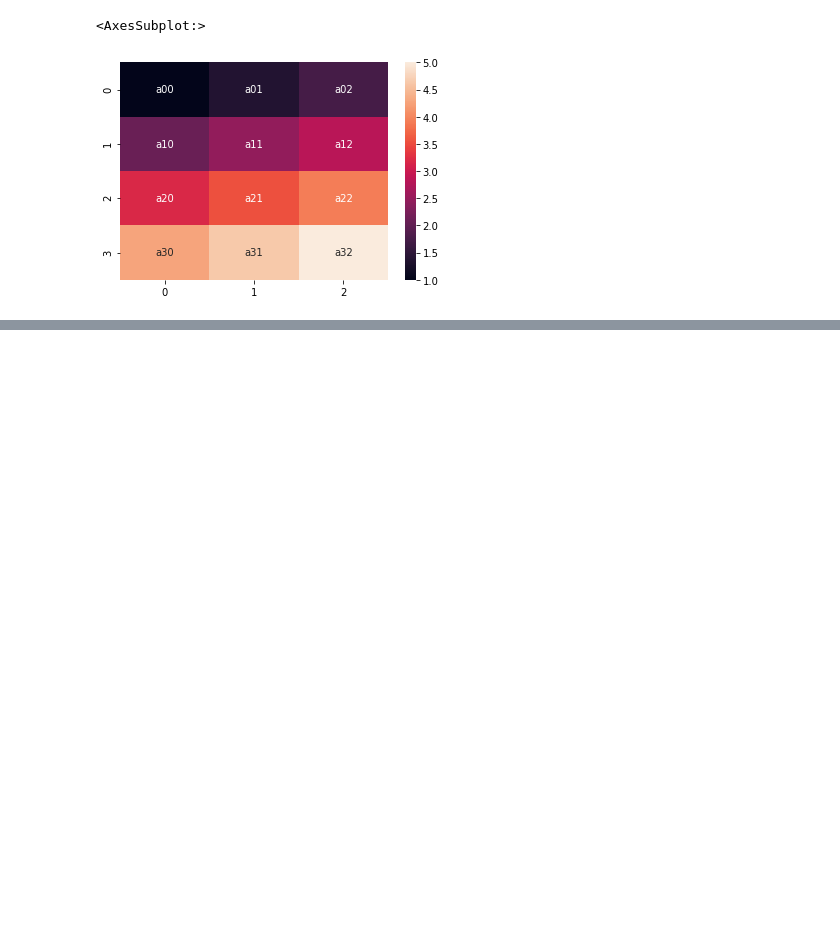
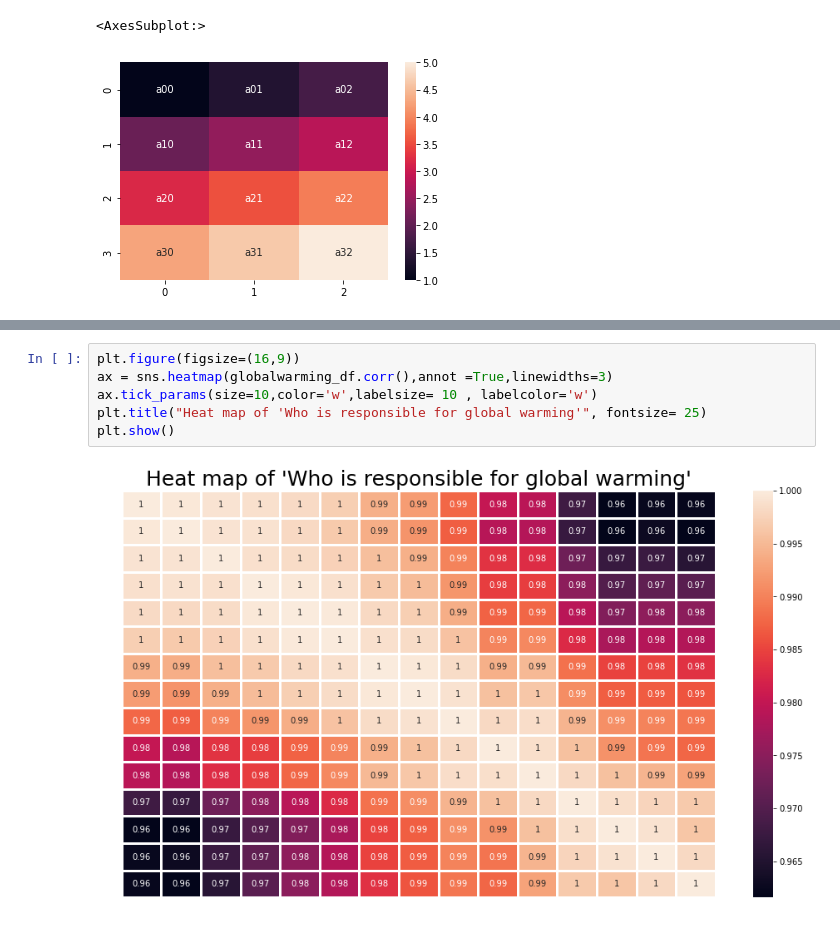
Before and after one commit to Subharanjan-Sahoo/ML, a Jupyter notebook: Seaborn/heatmap.ipynb, the cells around one changed output, grey strips where cells are left out. Drawn from its saved outputs; the diff is of its cells as text; blank space fills up the shorter version.

```diff
--- a/Seaborn/heatmap.ipynb
+++ b/Seaborn/heatmap.ipynb
@@ -96,0 +131,8 @@ sns.heatmap(arr_2d,annot = annot_arr,fmt= 's')
+# %%
+plt.figure(figsize=(16,9))
+ax = sns.heatmap(globalwarming_df.corr(),annot =True,linewidths=3)
+ax.tick_params(size=10,color='w',labelsize= 10 , labelcolor='w')
+plt.title("Heat map of 'Who is responsible for global warming'", fontsize= 25)
+plt.show()
+# %% [output]
+[figure, added]
```
Also changed, not shown: parts of 7 cells of this notebook.
